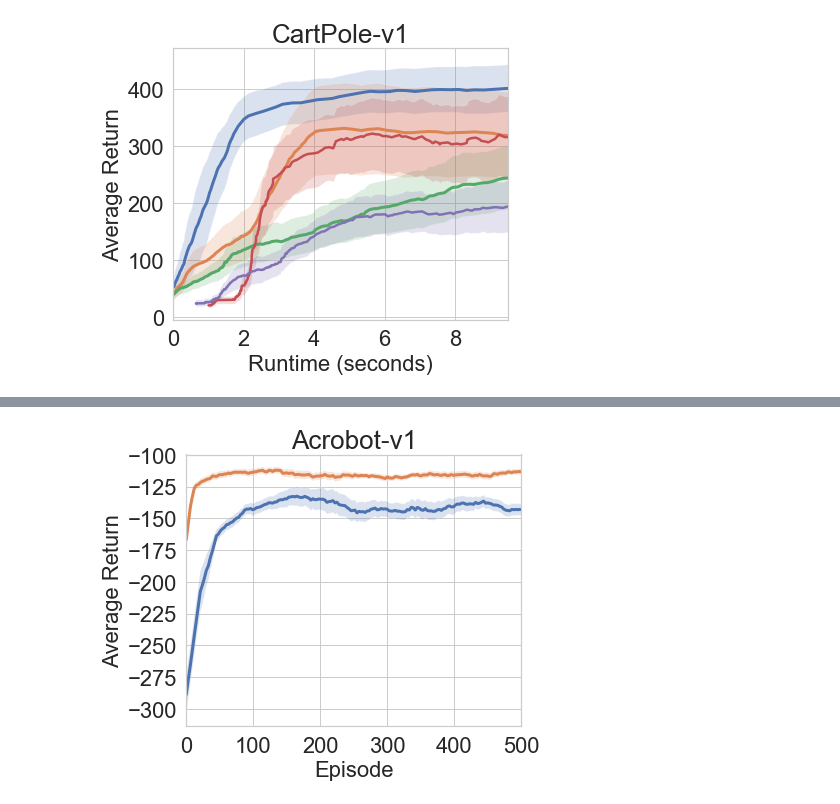
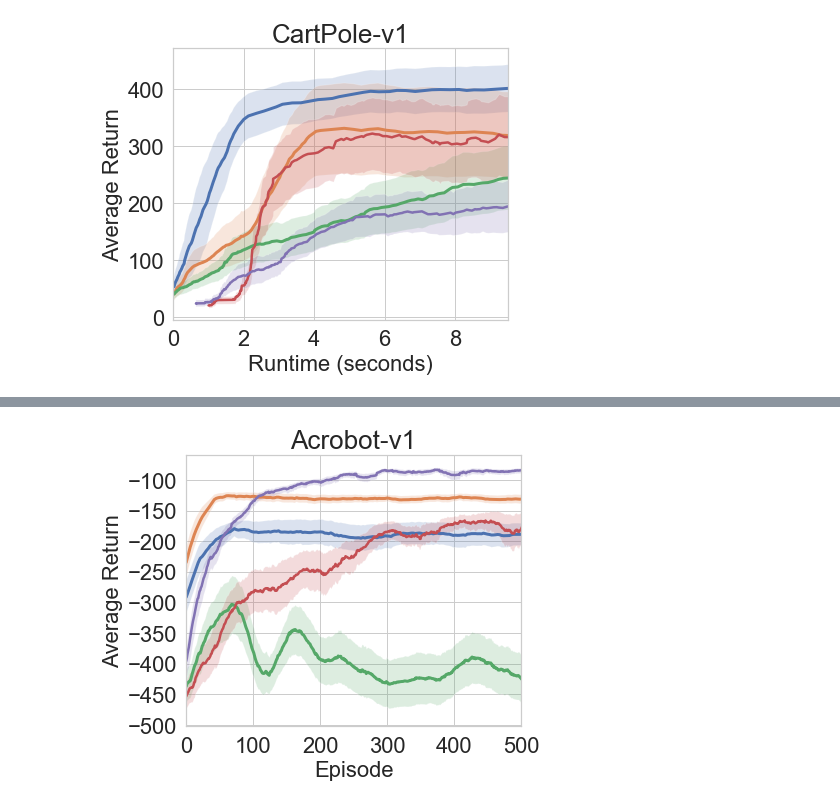
Before and after one commit to kadysongbb/efficient-wpo, a Jupyter notebook: discrete_control/view_training_discrete.ipynb, the cells around one changed output, grey strips where cells are left out. Saved outputs shown, nothing was run; the diff lists cells and outputs as text; code cells hidden in the pictures.

```diff
--- a/discrete_control/view_training_discrete.ipynb
+++ b/discrete_control/view_training_discrete.ipynb
@@ -232,8 +232,12 @@ plt.rcParams["figure.figsize"] = (6,5)
 a2c_file_list = ['./log_files/a2c/Acrobot-v1-1583752961.230151.csv', './log_files/a2c/Acrobot-v1-1587115995.950804.csv',
                 './log_files/a2c/Acrobot-v1-1587116209.9532642.csv', './log_files/a2c/Acrobot-v1-1587116492.970506.csv',
                 './log_files/a2c/Acrobot-v1-1587116925.5854871.csv']
-kl_file_list = ['./log_files/dr_trpo_kl/Acrobot-v1-1597298467.465708.csv', './log_files/dr_trpo_kl/Acrobot-v1-1597298718.479254.csv']
-wass_file_list = ['./log_files/dr_trpo_wass/Acrobot-v1-1597298324.1378329.csv', './log_files/dr_trpo_wass/Acrobot-v1-1597298886.789792.csv']
+kl_file_list = ['./log_files/dr_trpo_kl/Acrobot-v1-1597298467.465708.csv', './log_files/dr_trpo_kl/Acrobot-v1-1597298718.479254.csv',
+               './log_files/dr_trpo_kl/Acrobot-v1-1597301588.688948.csv', './log_files/dr_trpo_kl/Acrobot-v1-1597303522.082331.csv',
+               './log_files/dr_trpo_kl/Acrobot-v1-1597303739.5934799.csv']
+wass_file_list = ['./log_files/dr_trpo_wass/Acrobot-v1-1597298324.1378329.csv', './log_files/dr_trpo_wass/Acrobot-v1-1597298886.789792.csv',
+                 './log_files/dr_trpo_wass/Acrobot-v1-1597300968.178526.csv', './log_files/dr_trpo_wass/Acrobot-v1-1597302106.624486.csv',
+                 './log_files/dr_trpo_wass/Acrobot-v1-1597303096.558094.csv']
 window_size = 30
 
 ax = plt.subplot(111)
@@ -262,36 +266,36 @@ print('DRPOWass')
 print(np.mean(moving_average[0][int(640/eps_per_iter):int(650/eps_per_iter)]))
 print(np.mean(moving_average[2][int(640/eps_per_iter):int(650/eps_per_iter)]) - np.mean(moving_average[0][int(640/eps_per_iter):int(650/eps_per_iter)]))
 
-# # A2C
-# eps_per_iter = 1
-# moving_average = find_drpo_moving_avg(a2c_file_list, window_size,0.3)
-# ax.plot(np.arange(len(moving_average[0]))*eps_per_iter, moving_average[0], label='A2C', linewidth = 3)
-# ax.fill_between(np.arange(len(moving_average[0]))*eps_per_iter, moving_average[1], moving_average[2], alpha=0.2)
-# print('A2C')
-# print(np.mean(moving_average[0][640:650]))
-# print(np.mean(moving_average[2][640:650]) - np.mean(moving_average[0][640:650]))
+# A2C
+eps_per_iter = 1
+moving_average = find_drpo_moving_avg(a2c_file_list, window_size,0.3)
+ax.plot(np.arange(len(moving_average[0]))*eps_per_iter, moving_average[0], label='A2C', linewidth = 3)
+ax.fill_between(np.arange(len(moving_average[0]))*eps_per_iter, moving_average[1], moving_average[2], alpha=0.2)
+print('A2C')
+print(np.mean(moving_average[0][640:650]))
+print(np.mean(moving_average[2][640:650]) - np.mean(moving_average[0][640:650]))
 
-# # read TRPO baseline results
-# trpo_log_name = ['./tmp/trpo_acrobot_monitor1.csv', './tmp/trpo_acrobot_monitor2.csv',
-#                  './tmp/trpo_acrobot_monitor3.csv', './tmp/trpo_acrobot_monitor4.csv',
-#                 './tmp/trpo_acrobot_monitor5.csv']
-# window_size = 30
-# moving_average = find_baseline_moving_avg(trpo_log_name, window_size,0.3)
-# ax.plot(np.arange(len(moving_average[0])), moving_average[0], label='TRPO', linewidth = 2.5)
-# ax.fill_between(np.arange(len(moving_average[0])), moving_average[1], moving_average[2], alpha=0.2)
-# print('TRPO')
-# print(np.mean(moving_average[0][640:650]))
-# print(np.mean(moving_average[2][640:650]) - np.mean(moving_average[0][640:650]))
+# read TRPO baseline results
+trpo_log_name = ['./tmp/trpo_acrobot_monitor1.csv', './tmp/trpo_acrobot_monitor2.csv',
+                 './tmp/trpo_acrobot_monitor3.csv', './tmp/trpo_acrobot_monitor4.csv',
+                './tmp/trpo_acrobot_monitor5.csv']
+window_size = 30
+moving_average = find_baseline_moving_avg(trpo_log_name, window_size,0.3)
+ax.plot(np.arange(len(moving_average[0])), moving_average[0], label='TRPO', linewidth = 2.5)
+ax.fill_between(np.arange(len(moving_average[0])), moving_average[1], moving_average[2], alpha=0.2)
+print('TRPO')
+print(np.mean(moving_average[0][640:650]))
+print(np.mean(moving_average[2][640:650]) - np.mean(moving_average[0][640:650]))
 
-# # read PPO baseline results
-# ppo_log_name = ['./tmp/ppo_acrobot_monitor1.csv','./tmp/ppo_acrobot_monitor2.csv',
-#                './tmp/ppo_acrobot_monitor3.csv','./tmp/ppo_acrobot_monitor4.csv','./tmp/ppo_acrobot_monitor5.csv']
-# window_size = 30
-# moving_average = find_baseline_moving_avg(ppo_log_name, window_size,0.3)
-# ax.plot(np.arange(len(moving_average[0])), moving_average[0], label='PPO', linewidth = 2.5)
-# ax.fill_between(np.arange(len(moving_average[0])), moving_average[1], moving_average[2], alpha=0.2)
-# print('PPO')
-# print(np.mean(moving_average[0][640:650]))
-# print(np.mean(moving_average[2][640:650]) - np.mean(moving_average[0][640:650]))
+# read PPO baseline results
+ppo_log_name = ['./tmp/ppo_acrobot_monitor1.csv','./tmp/ppo_acrobot_monitor2.csv',
+               './tmp/ppo_acrobot_monitor3.csv','./tmp/ppo_acrobot_monitor4.csv','./tmp/ppo_acrobot_monitor5.csv']
+window_size = 30
+moving_average = find_baseline_moving_avg(ppo_log_name, window_size,0.3)
+ax.plot(np.arange(len(moving_average[0])), moving_average[0], label='PPO', linewidth = 2.5)
+ax.fill_between(np.arange(len(moving_average[0])), moving_average[1], moving_average[2], alpha=0.2)
+print('PPO')
+print(np.mean(moving_average[0][640:650]))
+print(np.mean(moving_average[2][640:650]) - np.mean(moving_average[0][640:650]))
 # %% [output]
 DRPOKL
@@ -303,4 +316,4 @@ DRPOWass
-[figure, old version]
+[figure, new version]
 # %%
 sns.set()
 sns.set_style("whitegrid")
```
Also changed, not shown: parts of 2 cells of this notebook, 9 other files.
